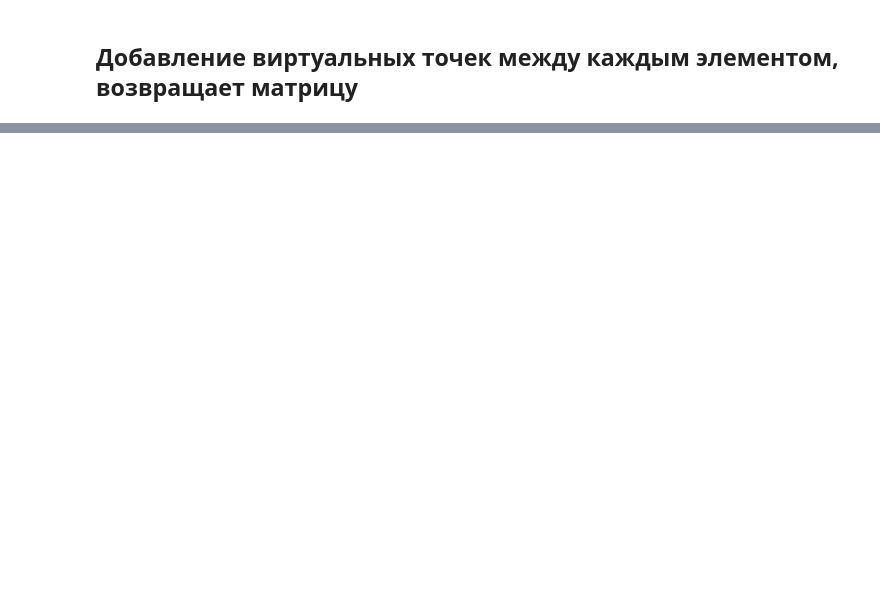
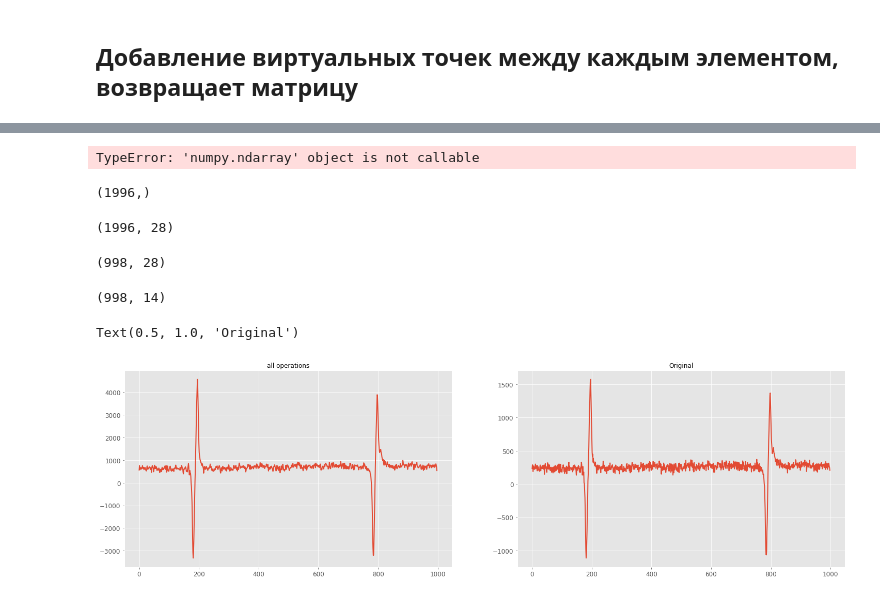
Before and after one commit to smoluakov/Spectrum-processing, a Jupyter notebook: Обработка спектра/Isolated_Functions.ipynb, the cells around one changed output, grey strips where cells are left out. Saved outputs shown, nothing was run; the diff lists cells and outputs as text; code cells hidden in the pictures; blank space fills up the shorter version.

```diff
--- a/Обработка спектра/Isolated_Functions.ipynb
+++ b/Обработка спектра/Isolated_Functions.ipynb
@@ -109,0 +156,37 @@ plt.plot(range(b.shape[0]), sinus_proc(b, 0))
+# %%
+b3 = convolution(b2, k,'constant' , 1.0)
+# %% [output]
+TypeError: 'numpy.ndarray' object is not callable
+# %%
+b8 = convolution_2(b2, 14, 7)
+b8.shape
+# %% [output]
+(1996,)
+# %%
+b3.shape
+# %% [output]
+(1996, 28)
+# %%
+b4 = decomposition_height(b3)
+b4.shape
+# %% [output]
+(998, 28)
+# %%
+b5 = decomposition_width(b4)
+b5.shape
+# %% [output]
+(998, 14)
+# %%
+b6 = sinus_proc(b5, 0)
+b_orig = sinus_proc(a,0)
+# %%
+plt.figure(figsize=(25,7))
+plt.subplot(1,2,1)
+plt.plot(range(len(b6)), b6)
+plt.title('all operations')
+plt.subplot(1,2,2)
+plt.plot(range(len(b_orig)), b_orig)
+plt.title('Original')
+# %% [output]
+Text(0.5, 1.0, 'Original')
+[figure, added]
```
Also changed, not shown: parts of 60 cells of this notebook.
